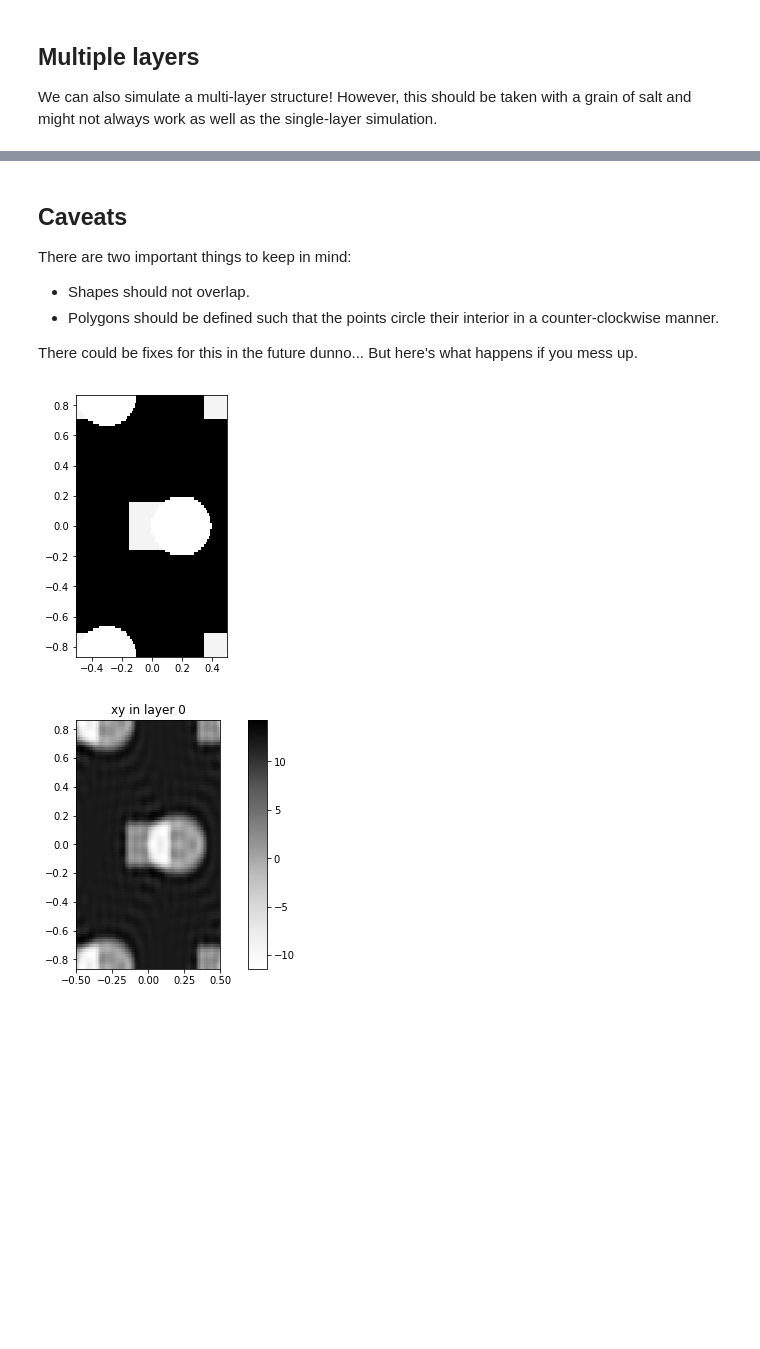
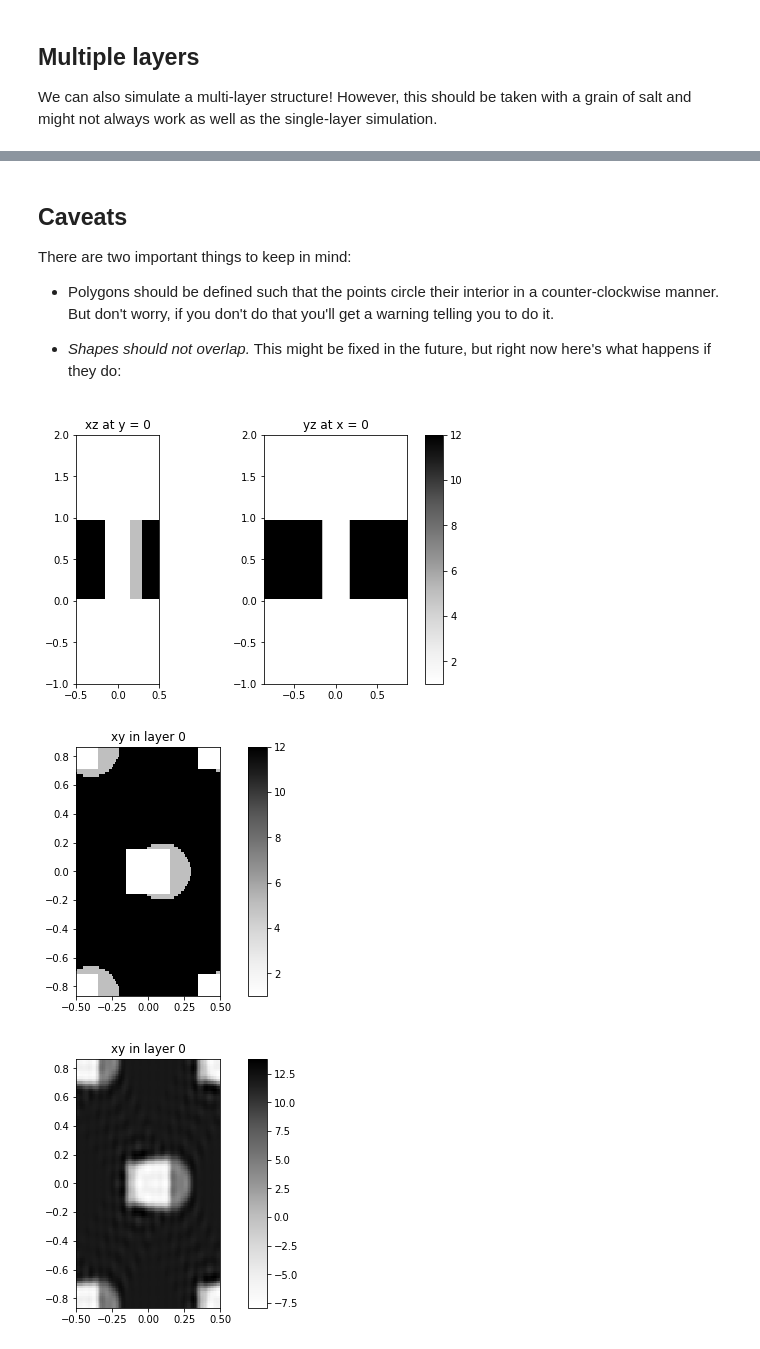
Before and after one commit to fancompute/legume, a Jupyter notebook: Notebooks/Demo_shapes_layers.ipynb, the cells around one changed output, grey strips where cells are left out. Drawn from its saved outputs; the diff is of its cells as text; code cells hidden in the pictures; blank space fills up the shorter version.

```diff
--- a/Notebooks/Demo_shapes_layers.ipynb
+++ b/Notebooks/Demo_shapes_layers.ipynb
@@ -92,20 +121,21 @@ gme.plot_overview_ft()
 ## Caveats
 
 There are two important things to keep in mind:
-- Shapes should not overlap.
-- Polygons should be defined such that the points circle their interior in a counter-clockwise manner.
+- Polygons should be defined such that the points circle their interior in a counter-clockwise manner. But don't worry, if you don't do that you'll get a warning telling you to do it.
 
-There could be fixes for this in the future dunno... But here's what happens if you mess up.
+- *Shapes should not overlap.* This might be fixed in the future, but right now here's what happens if they do:
 # %%
 phc = PhotCryst(lattice)
 phc.add_layer(d=1, eps_b=12)
-phc.add_shape('square', {'x_cent': 0, 'y_cent': 0, 'a': 0.3, 'eps': 2})
-phc.add_shape('circle', {'x': 0.2, 'y': 0, 'r': 0.2, 'eps': 1})
+circle = Circle(x_cent=0.1, r=0.2, eps=5)
+square = Square(a=0.3)
+phc.add_shape(circle, square) # Note: you can add multiple shapes!
 
-phc.plot_cross()
+phc.plot_overview()
 
 gme = GuidedModeExp(phc, gmax=5)
 gme.plot_overview_ft()
 # %% [output]
-[figure, old version]
+[figure, new version]
-[figure, old version]
+[figure, new version]
+[figure, added]
```
Also changed, not shown: parts of 7 cells of this notebook, 3 other files.
